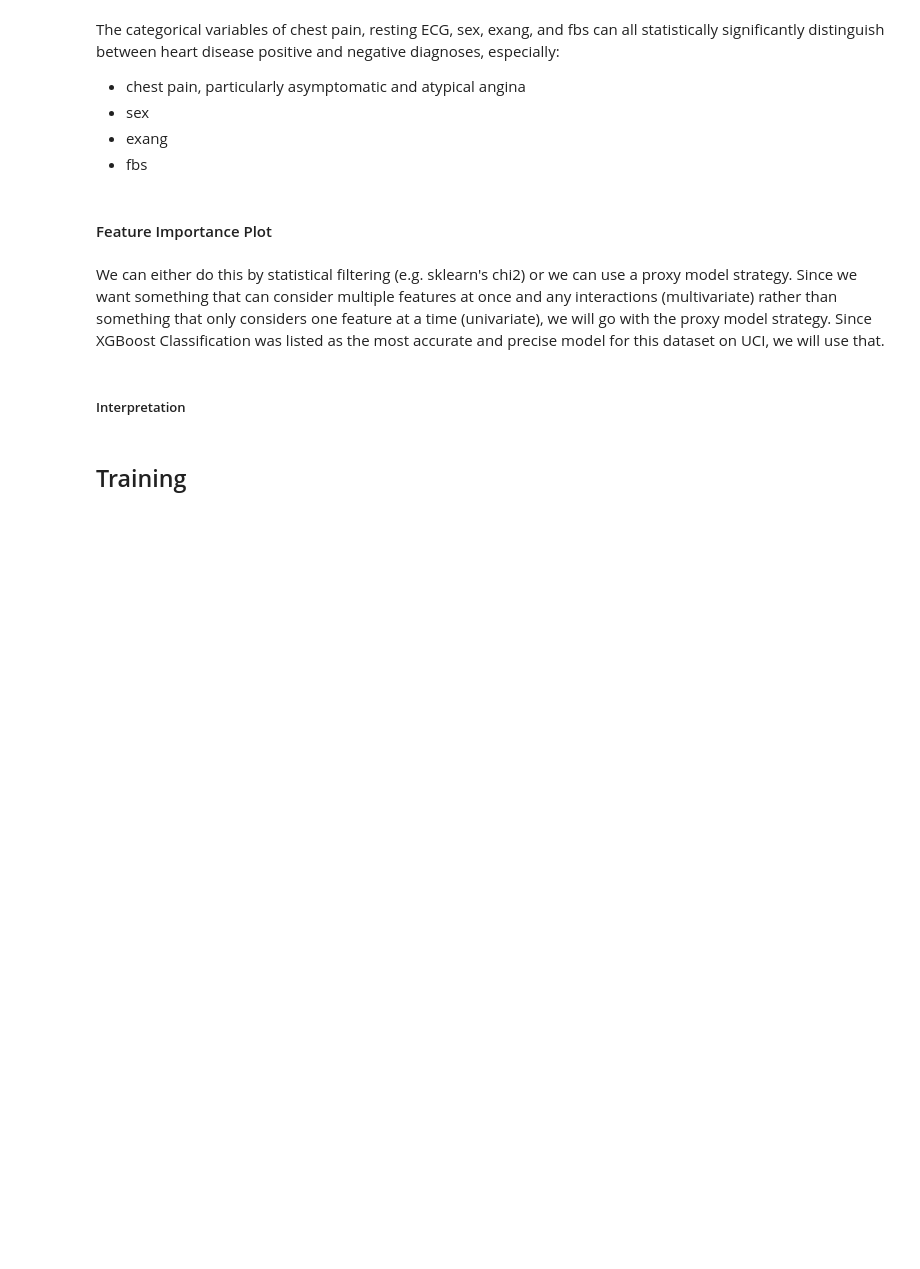
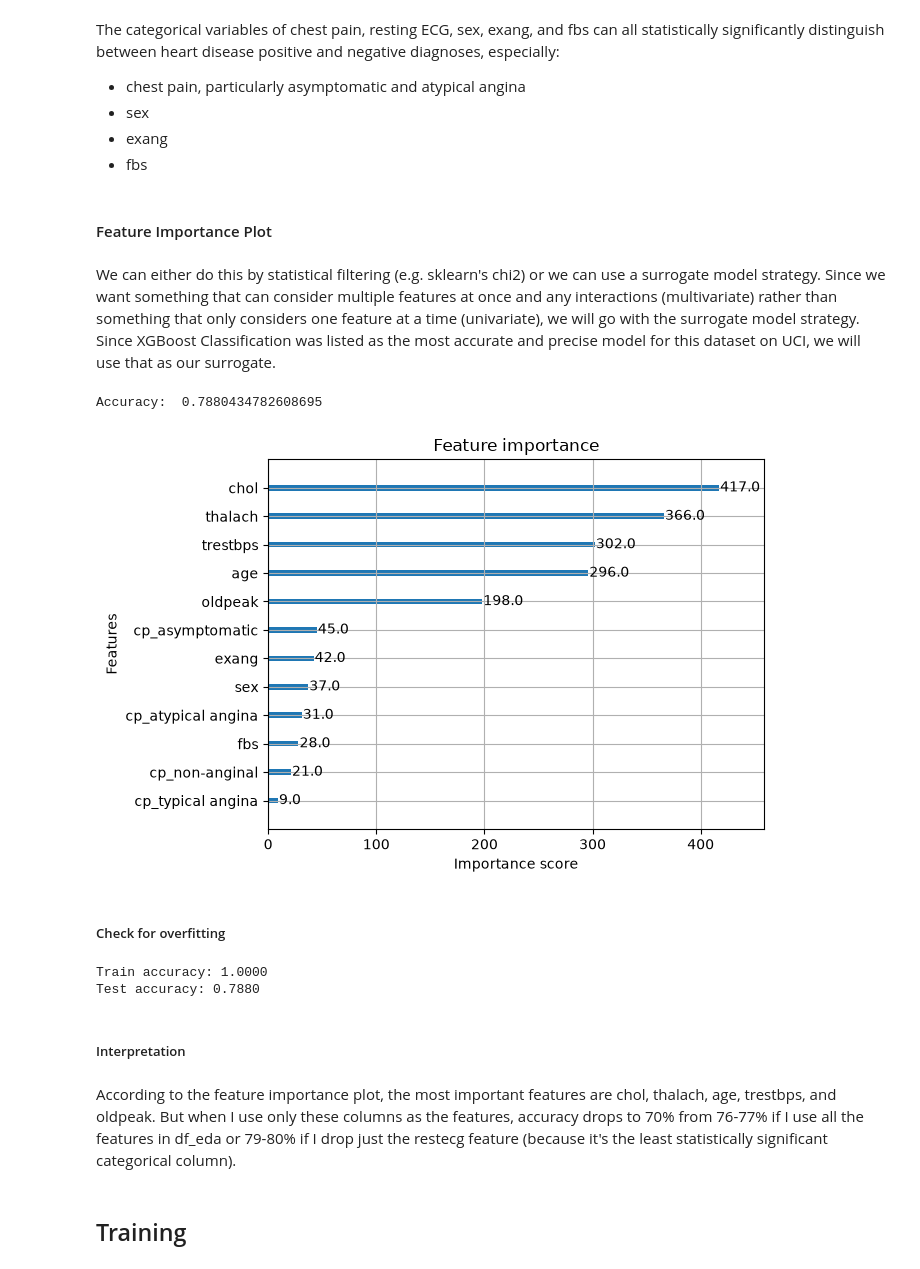
Before and after one commit to ThereseColeongco/hd-classifier, a Jupyter notebook: classifier.ipynb, the cells around one changed output. Cells and saved outputs as stored; diff of their text form; code cells hidden in the pictures; blank space fills up the shorter version.

Commit message:
add feature importance plot - xgb accuracy is mid, but not awful...not sure why

```diff
--- a/classifier.ipynb
+++ b/classifier.ipynb
@@ -777,9 +775,49 @@ The categorical variables of chest pain, resting ECG, sex, exang, and fbs can al
 # %% [markdown]
 #### Feature Importance Plot
 # %% [markdown]
-We can either do this by statistical filtering (e.g. sklearn's chi2) or we can use a proxy model strategy. Since we want something that can consider multiple features at once and any interactions (multivariate) rather than something that only considers one feature at a time (univariate), we will go with the proxy model strategy. Since XGBoost Classification was listed as the most accurate and precise model for this dataset on UCI, we will use that.
+We can either do this by statistical filtering (e.g. sklearn's chi2) or we can use a surrogate model strategy. Since we want something that can consider multiple features at once and any interactions (multivariate) rather than something that only considers one feature at a time (univariate), we will go with the surrogate model strategy. Since XGBoost Classification was listed as the most accurate and precise model for this dataset on UCI, we will use that as our surrogate.
+# %%
+obj_dtype = ['sex', 'exang', 'fbs']
+df_eda[obj_dtype] = df[obj_dtype].astype('int')
+# %%
+X = df_eda.drop(columns=['num', 'restecg_normal', 'restecg_st-t abnormality', 'restecg_lv hypertrophy'])
+# X = df_eda.drop(columns=['num'])
+# X = df_eda[['chol', 'thalach', 'age', 'trestbps', 'oldpeak']]
+y = df_eda['num']
+
+X_train, X_test, y_train, y_test = train_test_split(X, y, test_size=0.2)
+# %%
+# create and train model
+xgb = XGBClassifier(random_state=42)
+xgb.fit(X_train, y_train)
+
+# predict and evaluate
+y_pred = xgb.predict(X_test)
+print("Accuracy: ", accuracy_score(y_test, y_pred))
+
+# plot feature importances
+plot_importance(xgb)
+plt.show()
+# %% [output]
+Accuracy:  0.7880434782608695
+[figure, added]
+# %% [markdown]
+##### Check for overfitting
+# %%
+test_preds = xgb.predict(X_test)
+train_preds = xgb.predict(X_train)
+
+train_acc = accuracy_score(y_train, train_preds)
+test_acc = accuracy_score(y_test, test_preds)
+print(f"Train accuracy: {train_acc:.4f}")
+print(f"Test accuracy: {test_acc:.4f}\n")
+# %% [output]
+Train accuracy: 1.0000
+Test accuracy: 0.7880
 # %% [markdown]
 ##### Interpretation
+# %% [markdown]
+According to the feature importance plot, the most important features are chol, thalach, age, trestbps, and oldpeak. But when I use only these columns as the features, accuracy drops to 70% from 76-77% if I use all the features in df_eda or 79-80% if I drop just the restecg feature (because it's the least statistically significant categorical column).
 # %% [markdown]
 ## Training
 # %% [markdown]
```
Also changed, not shown: parts of 1 cell of this notebook.
